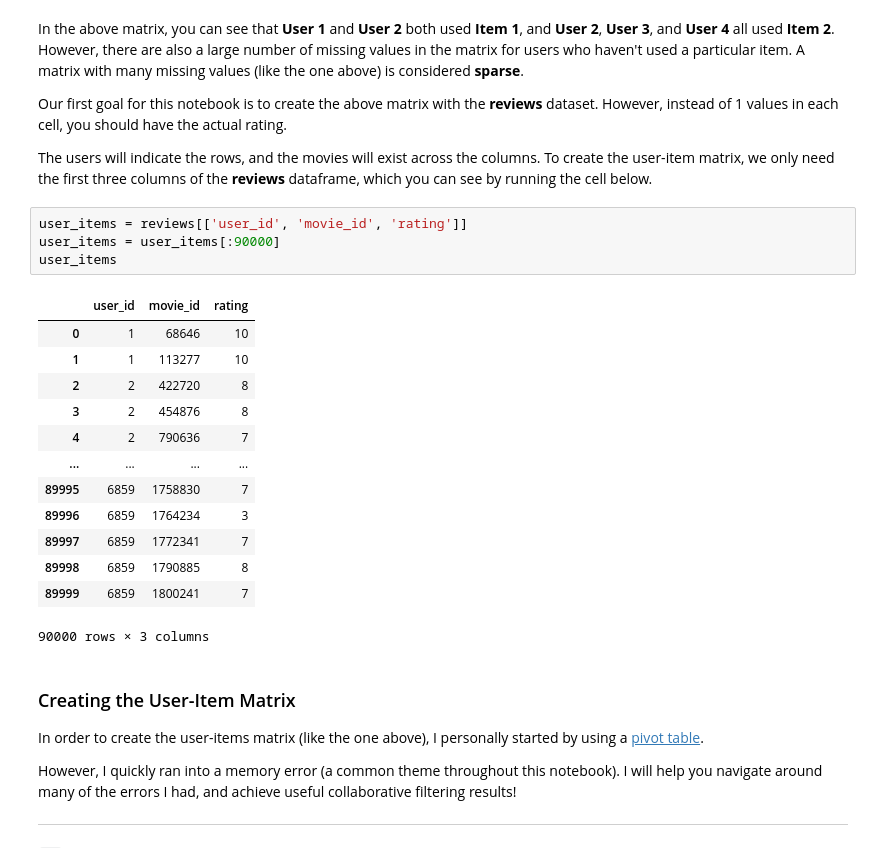
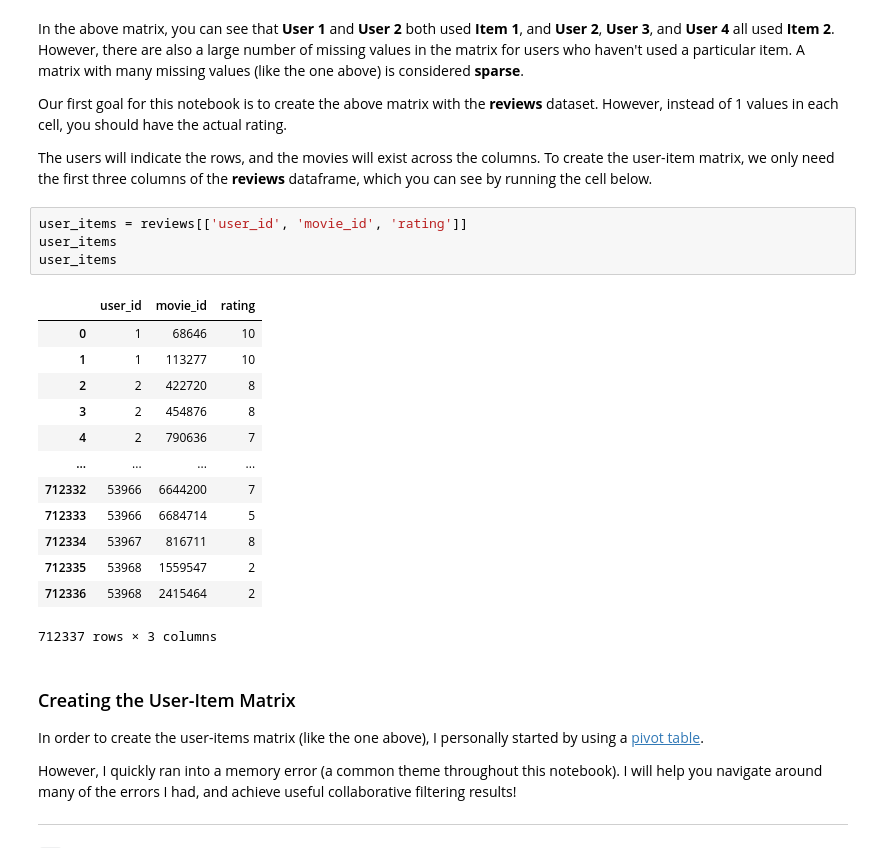
Before and after one commit to Arjunar92/Udacity-IntroToRecommendationsEngine, a Jupyter notebook: Collaborative Filtering.ipynb, the cells around one changed output. Cells and saved outputs as stored; diff of their text form.

```diff
--- a/Collaborative Filtering.ipynb
+++ b/Collaborative Filtering.ipynb
@@ -113,22 +113,22 @@ Our first goal for this notebook is to create the above matrix with the **review
 The users will indicate the rows, and the movies will exist across the columns. To create the user-item matrix, we only need the first three columns of the **reviews** dataframe, which you can see by running the cell below.
 # %%
 user_items = reviews[['user_id', 'movie_id', 'rating']]
-user_items = user_items[:90000]
 user_items
+user_items
 # %% [output]
 |  | user_id | movie_id | rating |
 | 0 | 1 | 68646 | 10 |
 | 1 | 1 | 113277 | 10 |
 | 2 | 2 | 422720 | 8 |
 | 3 | 2 | 454876 | 8 |
 | 4 | 2 | 790636 | 7 |
 | ... | ... | ... | ... |
-| 89995 | 6859 | 1758830 | 7 |
-| 89996 | 6859 | 1764234 | 3 |
-| 89997 | 6859 | 1772341 | 7 |
-| 89998 | 6859 | 1790885 | 8 |
-| 89999 | 6859 | 1800241 | 7 |
+| 712332 | 53966 | 6644200 | 7 |
+| 712333 | 53966 | 6684714 | 5 |
+| 712334 | 53967 | 816711 | 8 |
+| 712335 | 53968 | 1559547 | 2 |
+| 712336 | 53968 | 2415464 | 2 |
-90000 rows × 3 columns
+712337 rows × 3 columns
 # %% [markdown]
 ### Creating the User-Item Matrix
 
```
Also changed, not shown: parts of 8 cells of this notebook.
